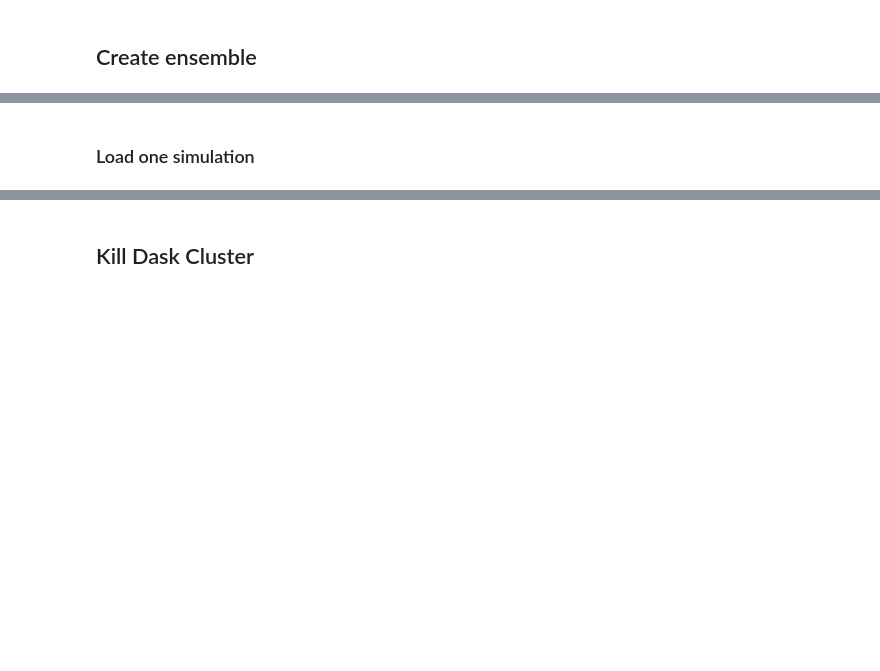
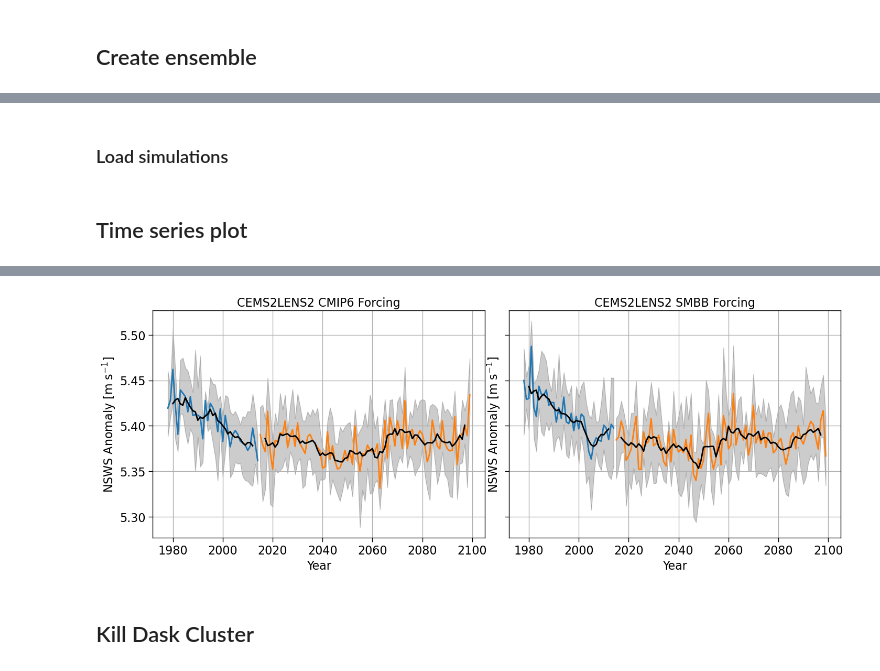
Before and after one commit to ivalencius/winds-of-change, a Jupyter notebook: CESMLE2.ipynb, the cells around one changed output, grey strips where cells are left out. Saved outputs shown, nothing was run; the diff lists cells and outputs as text; code cells hidden in the pictures; blank space fills up the shorter version.

Commit message:
CEMS2LEN2 time series

```diff
--- a/CESMLE2.ipynb
+++ b/CESMLE2.ipynb
@@ -108,7 +114,7 @@ client
 # Get list of all files
 all_files = glob('/glade/campaign/cgd/cesm/CESM2-LE/timeseries/atm/proc/tseries/day_1/WSPDSRFAV/*')
 # Simulation runs
-simulations = set([f.split('.')[2] for f in all_files])
-simulations
+simulation_names = set([f.split('.')[2] for f in all_files])
+simulation_names
 # %% [output]
 [interactive output not drawn]
@@ -116,3 +122,3 @@ simulations
 # %% [markdown]
-### Load one simulation
+### Load simulations
 # %%
@@ -135,12 +152,66 @@ yearly = simulation.groupby('time.year').mean()
+# %% [markdown]
+## Time series plot
 # %%
 # Masking regions
 land_region = regionmask.defined_regions.natural_earth_v5_0_0.land_110  # Land has value 0
 countries = regionmask.defined_regions.natural_earth_v5_0_0.countries_110
 
-# mask to land
-land = mask_data(yearly, land_region, ['land'], drop=True)
-# Eliminate the planet of Hoth
-land = mask_data(land, countries, ['greenland'], reverse=True, drop=True)
-land = land.where((land['lat']>-59).compute(), drop=True)  # antarctica
-land = land.where((land['lat']<70).compute(), drop=True)  # Northern canada
-land = land.compute()
+# Make plot
+fig, axes = plt.subplots(figsize=(14, 5), nrows=1, ncols=2, sharey=True, sharex=True)
+fig.tight_layout()
+
+# Plot 1 - CMIP6
+ax = axes[0]
+for sim in ['BHISTcmip6', 'BSSP370cmip6']:
+    # mask to land
+    land = mask_data(simulations[sim], land_region, ['land'], drop=True)
+    # Eliminate the planet of Hoth
+    land = mask_data(land, countries, ['greenland'], reverse=True, drop=True)
+    land = land.where((land['lat']>-59).compute(), drop=True)  # antarctica
+    land = land.where((land['lat']<70).compute(), drop=True)  # Northern canada
+    # Get timeseries
+    land_ts = land.mean(['lat', 'lon'])
+    if 'HIST' in sim:
+        land_ts = land_ts.isel(year=slice(0, -1))        # DROP THIS CODE, FIXED IN LOADING STAGE ######
+    # Reduce the simulation
+    en_stats = ensembles.ensemble_mean_std_max_min(land_ts)
+    # Plot time series
+    en_stats['WSPDSRFAV_mean'].plot(ax=ax)
+    en_stats['WSPDSRFAV_mean'].rolling(year=5, center=True).mean().plot(ax=ax, color='k')
+    # Percentiles
+    per = ensembles.ensemble_percentiles(land_ts, values=[25, 75], split=True)
+    ax.fill_between(per.year.values, per['WSPDSRFAV_p25'], per['WSPDSRFAV_p75'], color='k', alpha=0.2)
+# Plot 1 - Options
+ax.set_title('CEMS2LENS2 CMIP6 Forcing')
+
+# Plot 2 - SMBB
+ax = axes[1]
+for sim in ['BHISTsmbb', 'BSSP370smbb']:
+    # mask to land
+    land = mask_data(simulations[sim], land_region, ['land'], drop=True)
+    # Eliminate the planet of Hoth
+    land = mask_data(land, countries, ['greenland'], reverse=True, drop=True)
+    land = land.where((land['lat']>-59).compute(), drop=True)  # antarctica
+    land = land.where((land['lat']<70).compute(), drop=True)  # Northern canada
+    # Get timeseries
+    land_ts = land.mean(['lat', 'lon'])
+    if 'HIST' in sim:
+        land_ts = land_ts.isel(year=slice(0, -1))        # DROP THIS CODE, FIXED IN LOADING STAGE ######
+    # Reduce the simulation
+    en_stats = ensembles.ensemble_mean_std_max_min(land_ts)
+    # Plot time series
+    en_stats['WSPDSRFAV_mean'].plot(ax=ax)
+    en_stats['WSPDSRFAV_mean'].rolling(year=5, center=True).mean().plot(ax=ax, color='k')
+    # Percentiles
+    per = ensembles.ensemble_percentiles(land_ts, values=[25, 75], split=True)
+    ax.fill_between(per.year.values, per['WSPDSRFAV_p25'], per['WSPDSRFAV_p75'], color='k', alpha=0.2)
+# Plot 2 - Options
+ax.set_title('CEMS2LENS2 SMBB Forcing')
+
+# Options for both plots
+for ax in axes:
+    ax.grid()
+    ax.set_xlabel('Year')
+    ax.set_ylabel('NSWS Anomaly [m s$^{-1}$]')
+plt.show()
+# %% [output]
@@ -146,0 +219 @@ land = land.compute()
+[figure, added]
```
Also changed, not shown: parts of 6 cells of this notebook, 2 other files.
